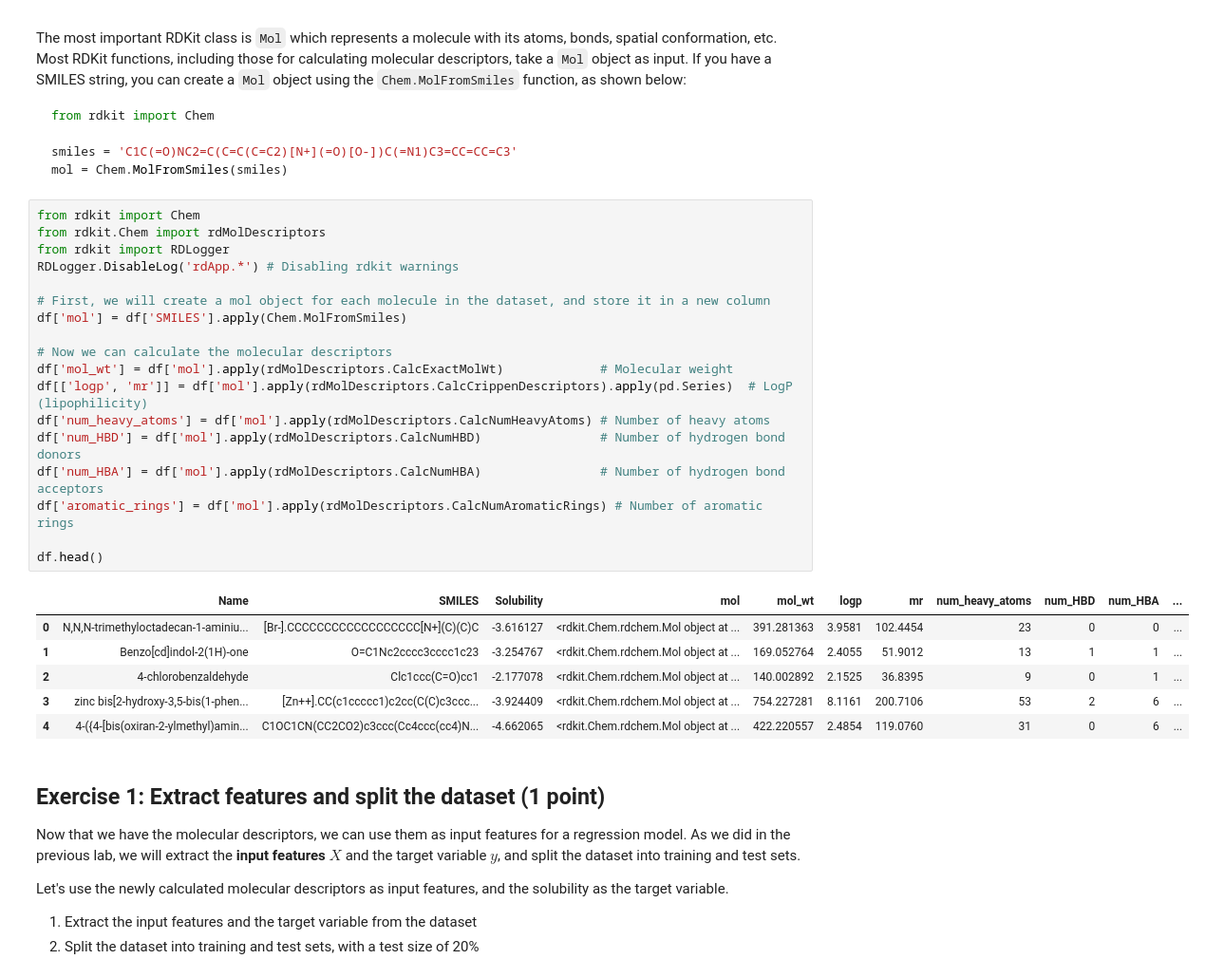
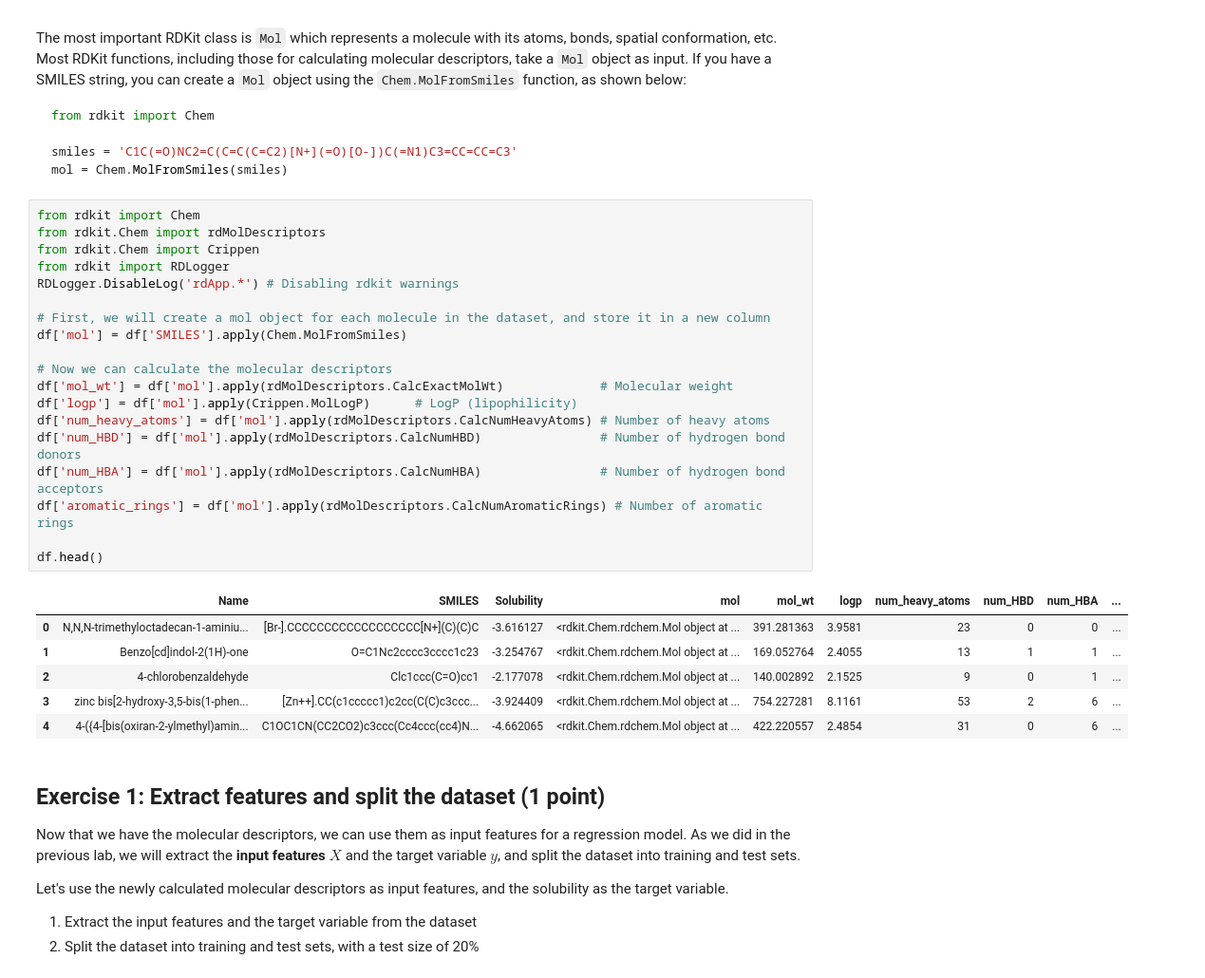
Before and after one commit to kingaszczecinska/pum-24, a Jupyter notebook: lab4.ipynb, the cells around one changed output. Shown at 95% size. Cells and saved outputs as stored; diff of their text form.

```diff
--- a/lab4.ipynb
+++ b/lab4.ipynb
@@ -36,28 +36,29 @@ mol = Chem.MolFromSmiles(smiles)
 # %%
 from rdkit import Chem
 from rdkit.Chem import rdMolDescriptors
+from rdkit.Chem import Crippen
 from rdkit import RDLogger
 RDLogger.DisableLog('rdApp.*') # Disabling rdkit warnings
 
 # First, we will create a mol object for each molecule in the dataset, and store it in a new column
 df['mol'] = df['SMILES'].apply(Chem.MolFromSmiles)
 
 # Now we can calculate the molecular descriptors
 df['mol_wt'] = df['mol'].apply(rdMolDescriptors.CalcExactMolWt)             # Molecular weight
-df[['logp', 'mr']] = df['mol'].apply(rdMolDescriptors.CalcCrippenDescriptors).apply(pd.Series)  # LogP (lipophilicity)
+df['logp'] = df['mol'].apply(Crippen.MolLogP)      # LogP (lipophilicity)
 df['num_heavy_atoms'] = df['mol'].apply(rdMolDescriptors.CalcNumHeavyAtoms) # Number of heavy atoms
 df['num_HBD'] = df['mol'].apply(rdMolDescriptors.CalcNumHBD)                # Number of hydrogen bond donors
 df['num_HBA'] = df['mol'].apply(rdMolDescriptors.CalcNumHBA)                # Number of hydrogen bond acceptors
 df['aromatic_rings'] = df['mol'].apply(rdMolDescriptors.CalcNumAromaticRings) # Number of aromatic rings
 
 df.head()
 # %% [output]
-|  | Name | SMILES | Solubility | mol | mol_wt | logp | mr | num_heavy_atoms | num_HBD | num_HBA | ... |
-| 0 | N,N,N-trimethyloctadecan-1-aminiu... | [Br-].CCCCCCCCCCCCCCCCCC[N+](C)(C)C | -3.616127 | <rdkit.Chem.rdchem.Mol object at ... | 391.281363 | 3.9581 | 102.4454 | 23 | 0 | 0 | ... |
-| 1 | Benzo[cd]indol-2(1H)-one | O=C1Nc2cccc3cccc1c23 | -3.254767 | <rdkit.Chem.rdchem.Mol object at ... | 169.052764 | 2.4055 | 51.9012 | 13 | 1 | 1 | ... |
-| 2 | 4-chlorobenzaldehyde | Clc1ccc(C=O)cc1 | -2.177078 | <rdkit.Chem.rdchem.Mol object at ... | 140.002892 | 2.1525 | 36.8395 | 9 | 0 | 1 | ... |
-| 3 | zinc bis[2-hydroxy-3,5-bis(1-phen... | [Zn++].CC(c1ccccc1)c2cc(C(C)c3ccc... | -3.924409 | <rdkit.Chem.rdchem.Mol object at ... | 754.227281 | 8.1161 | 200.7106 | 53 | 2 | 6 | ... |
-| 4 | 4-({4-[bis(oxiran-2-ylmethyl)amin... | C1OC1CN(CC2CO2)c3ccc(Cc4ccc(cc4)N... | -4.662065 | <rdkit.Chem.rdchem.Mol object at ... | 422.220557 | 2.4854 | 119.0760 | 31 | 0 | 6 | ... |
+|  | Name | SMILES | Solubility | mol | mol_wt | logp | num_heavy_atoms | num_HBD | num_HBA | ... |
+| 0 | N,N,N-trimethyloctadecan-1-aminiu... | [Br-].CCCCCCCCCCCCCCCCCC[N+](C)(C)C | -3.616127 | <rdkit.Chem.rdchem.Mol object at ... | 391.281363 | 3.9581 | 23 | 0 | 0 | ... |
+| 1 | Benzo[cd]indol-2(1H)-one | O=C1Nc2cccc3cccc1c23 | -3.254767 | <rdkit.Chem.rdchem.Mol object at ... | 169.052764 | 2.4055 | 13 | 1 | 1 | ... |
+| 2 | 4-chlorobenzaldehyde | Clc1ccc(C=O)cc1 | -2.177078 | <rdkit.Chem.rdchem.Mol object at ... | 140.002892 | 2.1525 | 9 | 0 | 1 | ... |
+| 3 | zinc bis[2-hydroxy-3,5-bis(1-phen... | [Zn++].CC(c1ccccc1)c2cc(C(C)c3ccc... | -3.924409 | <rdkit.Chem.rdchem.Mol object at ... | 754.227281 | 8.1161 | 53 | 2 | 6 | ... |
+| 4 | 4-({4-[bis(oxiran-2-ylmethyl)amin... | C1OC1CN(CC2CO2)c3ccc(Cc4ccc(cc4)N... | -4.662065 | <rdkit.Chem.rdchem.Mol object at ... | 422.220557 | 2.4854 | 31 | 0 | 6 | ... |
 # %% [markdown]
 ## Exercise 1: Extract features and split the dataset (1 point)
 
```
Also changed, not shown: parts of 15 cells of this notebook, 1 other file.
